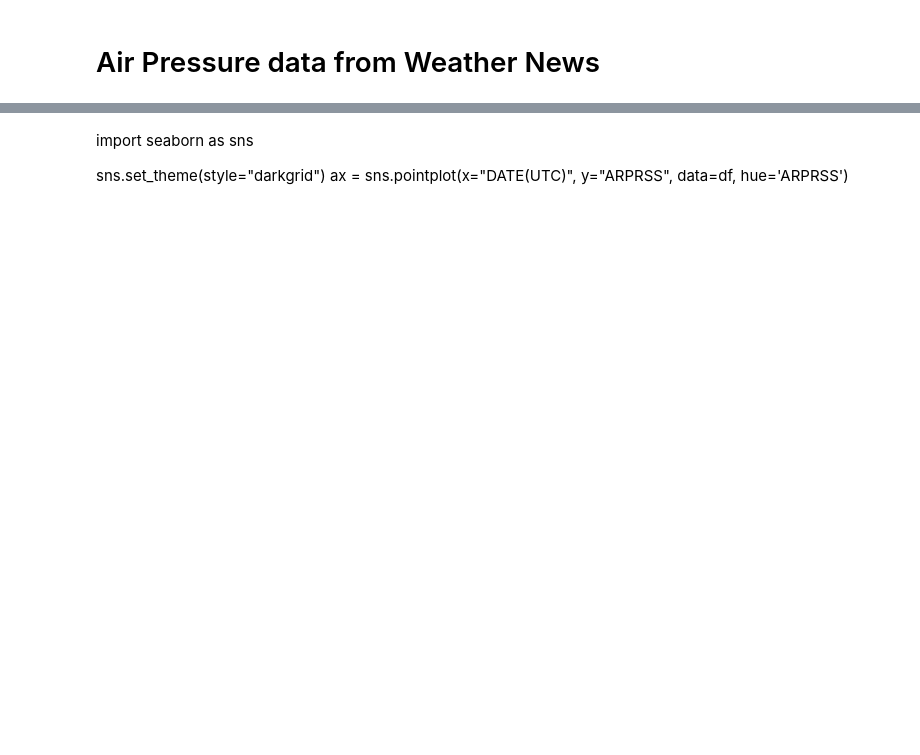
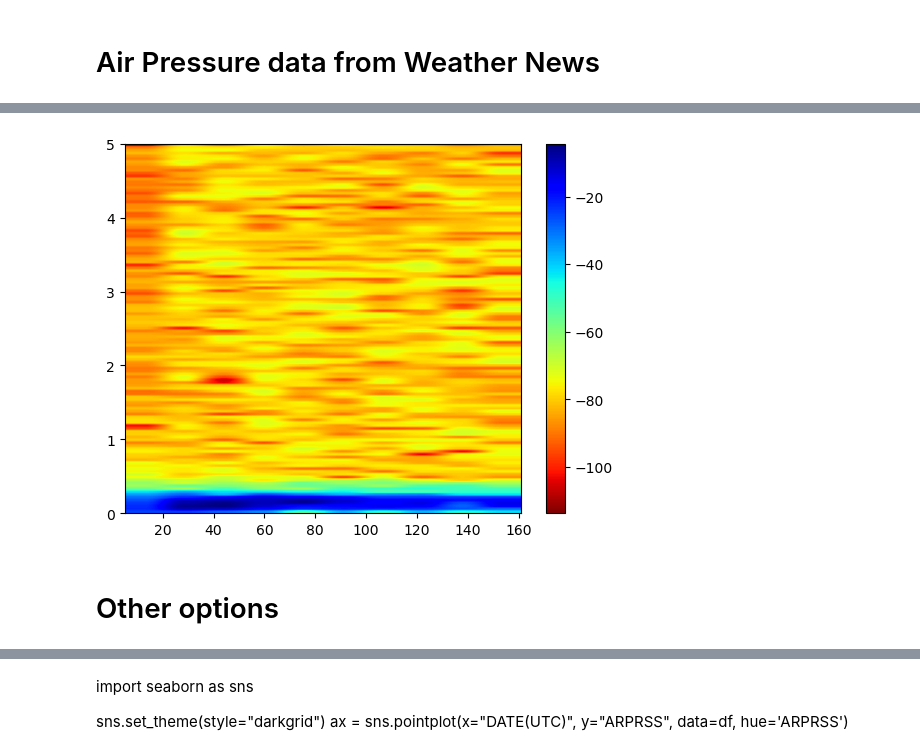
Before and after one commit to erick2307/tsunami_period_analysis, a Jupyter notebook: airpressure_wn.ipynb, the cells around one changed output, grey strips where cells are left out. Cells and saved outputs as stored; diff of their text form; code cells hidden in the pictures; blank space fills up the shorter version.

```diff
--- a/airpressure_wn.ipynb
+++ b/airpressure_wn.ipynb
@@ -37,0 +80,12 @@ for i in df.SoratenaID.unique():
+# %%
+import matplotlib.pyplot as plt
+
+x = dft['p2'].to_numpy()
+dt = 0.1
+plt.specgram(x,NFFT=256,Fs=1/dt,noverlap=100,cmap='jet_r')
+plt.colorbar()
+plt.show()
+# %% [output]
+[figure, added]
+# %% [markdown]
+# Other options
```
Also changed, not shown: parts of 15 cells of this notebook, 3 other files.
